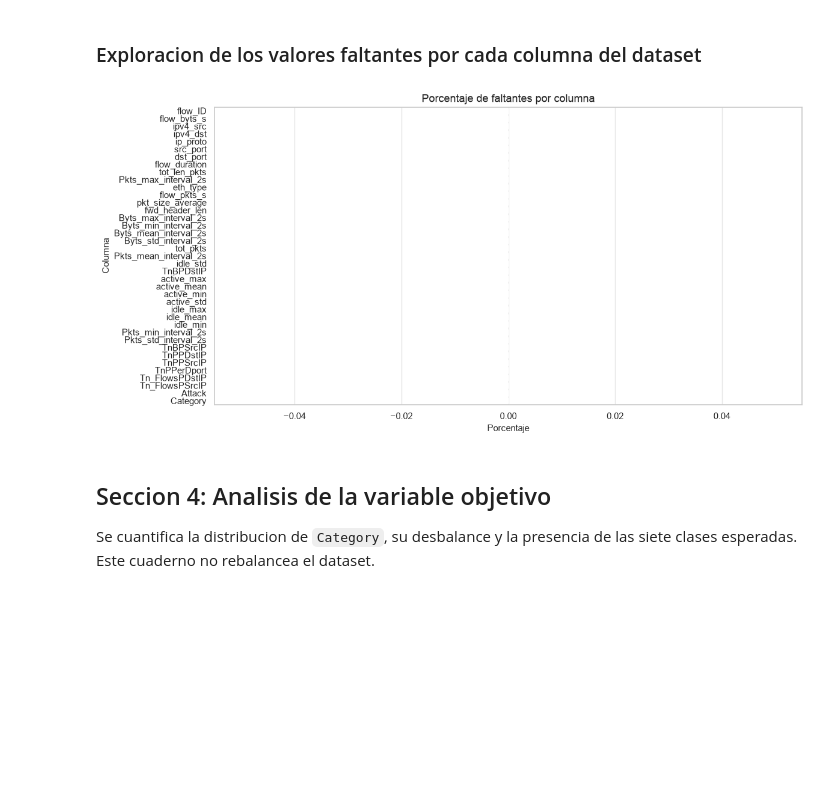
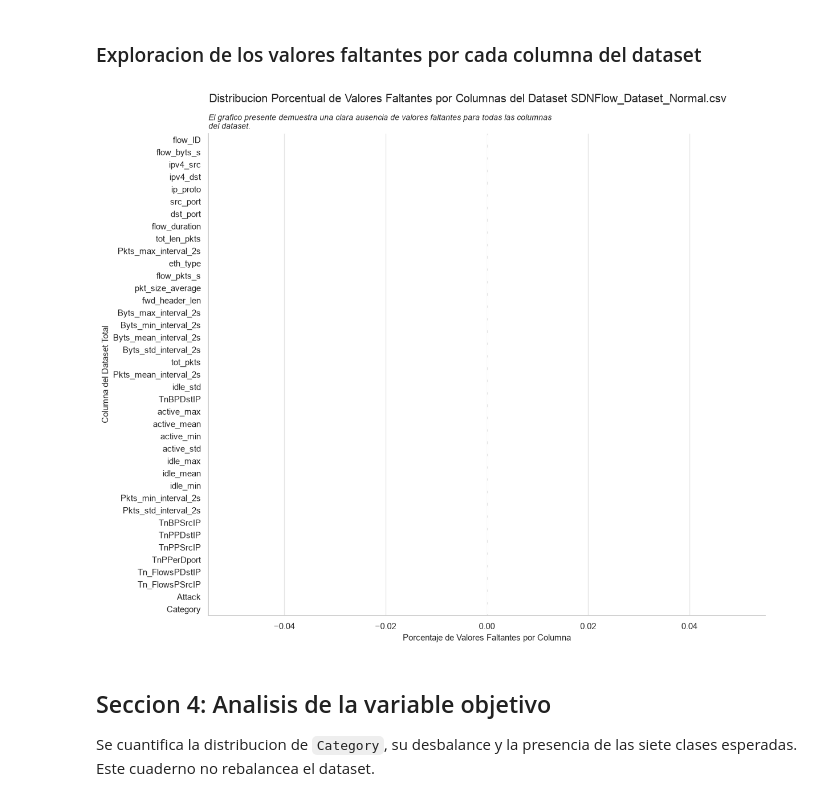
Before and after one commit to Volv1t3/SDN-Thesis-Project, a Jupyter notebook: src/main/python/model/SDN-MPLS-ML-TechDemonstrator-Dataset-EDA.ipynb, the cells around one changed output. Drawn from its saved outputs; the diff is of its cells as text; code cells hidden in the pictures; blank space fills up the shorter version.

```diff
--- a/src/main/python/model/SDN-MPLS-ML-TechDemonstrator-Dataset-EDA.ipynb
+++ b/src/main/python/model/SDN-MPLS-ML-TechDemonstrator-Dataset-EDA.ipynb
@@ -1685,22 +1390,20 @@ display(feature_summary)
 ### Exploracion de los valores faltantes por cada columna del dataset
 # %%
 #! Graficamos el porcentaje de faltantes por columna, y si el dataset tiene menos de 30 columnas, graficamos un mapa de calor de los faltantes
-plt.figure(figsize=(12, 6))
-sns.barplot(x=missing_percentages.values, y=missing_percentages.index, palette="crest")
-plt.title("Porcentaje de faltantes por columna")
-plt.xlabel("Porcentaje")
-plt.ylabel("Columna")
+fig, axes = plt.subplots(1,1,figsize=(12, 10))
+sns.barplot(x=missing_percentages.values, y=missing_percentages.index, palette="crest", ax=axes)
+plt.suptitle(f"Distribucion Porcentual de Valores Faltantes por Columnas del Dataset {DATA_PATH.name}" ,x=0.55)
+plt.title('El grafico presente demuestra una clara ausencia de valores faltantes para todas las columnas\ndel dataset.', loc='left', x=0, fontdict={
+    'style':'italic',
+    'size':10
+})
+plt.xlabel("Porcentaje de Valores Faltantes por Columna")
+plt.ylabel("Columna del Dataset Total")
+axes.spines['top'].set_visible(False)
+axes.spines['right'].set_visible(False)
 finalize_figure("01_faltantes_por_columna")
-
-if len(df.columns) <= 30:
-    plt.figure(figsize=(14, 8))
-    sns.heatmap(df.isna(), cbar=False)
-    plt.title("Mapa de faltantes")
-    plt.xlabel("Columnas")
-    plt.ylabel("Filas")
-    finalize_figure("02_mapa_faltantes")
 # %% [output]
-[figure, old version]
+[figure, new version]
 # %% [markdown]
 ## Seccion 4: Analisis de la variable objetivo
 
```
Also changed, not shown: parts of 28 cells of this notebook, 53 other files.
